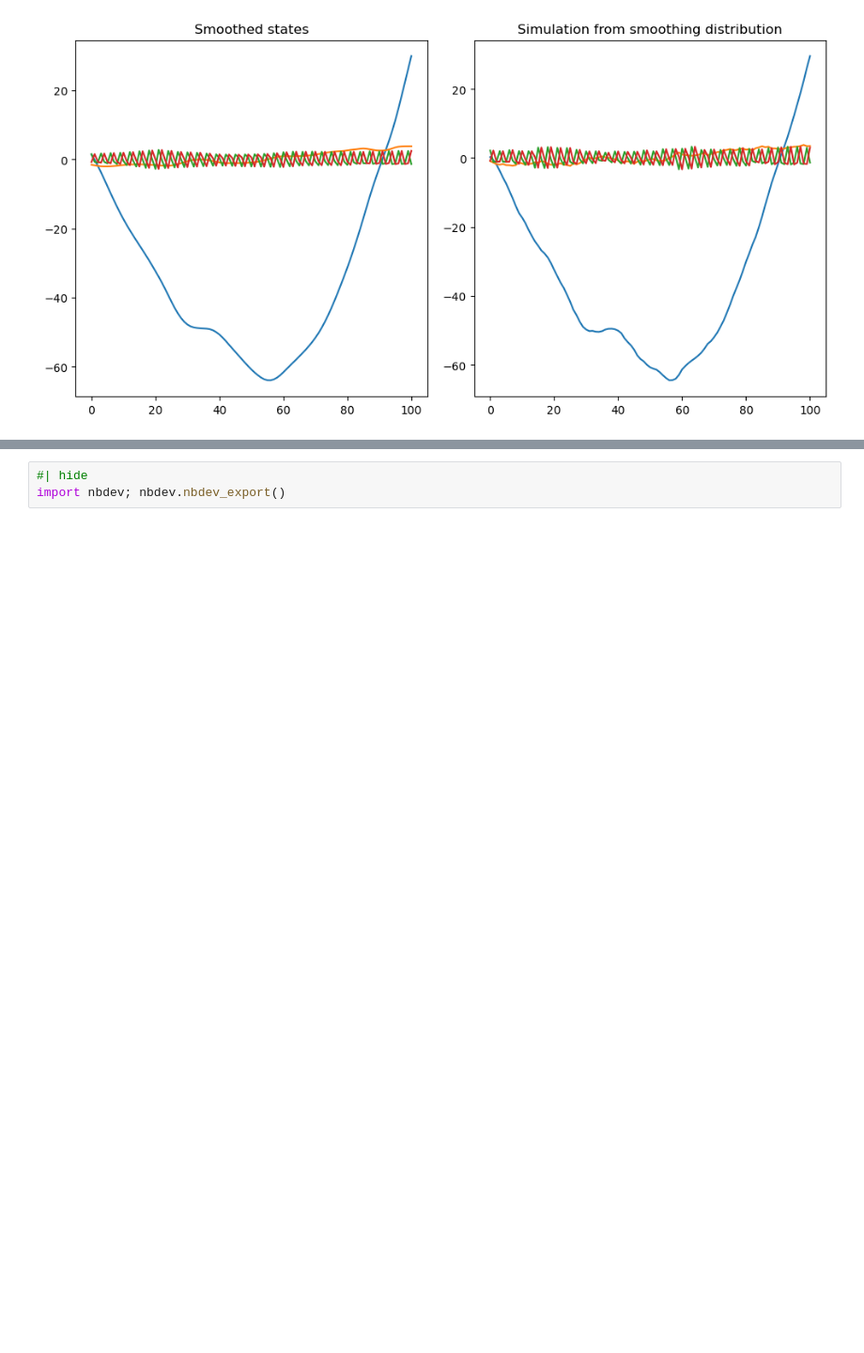
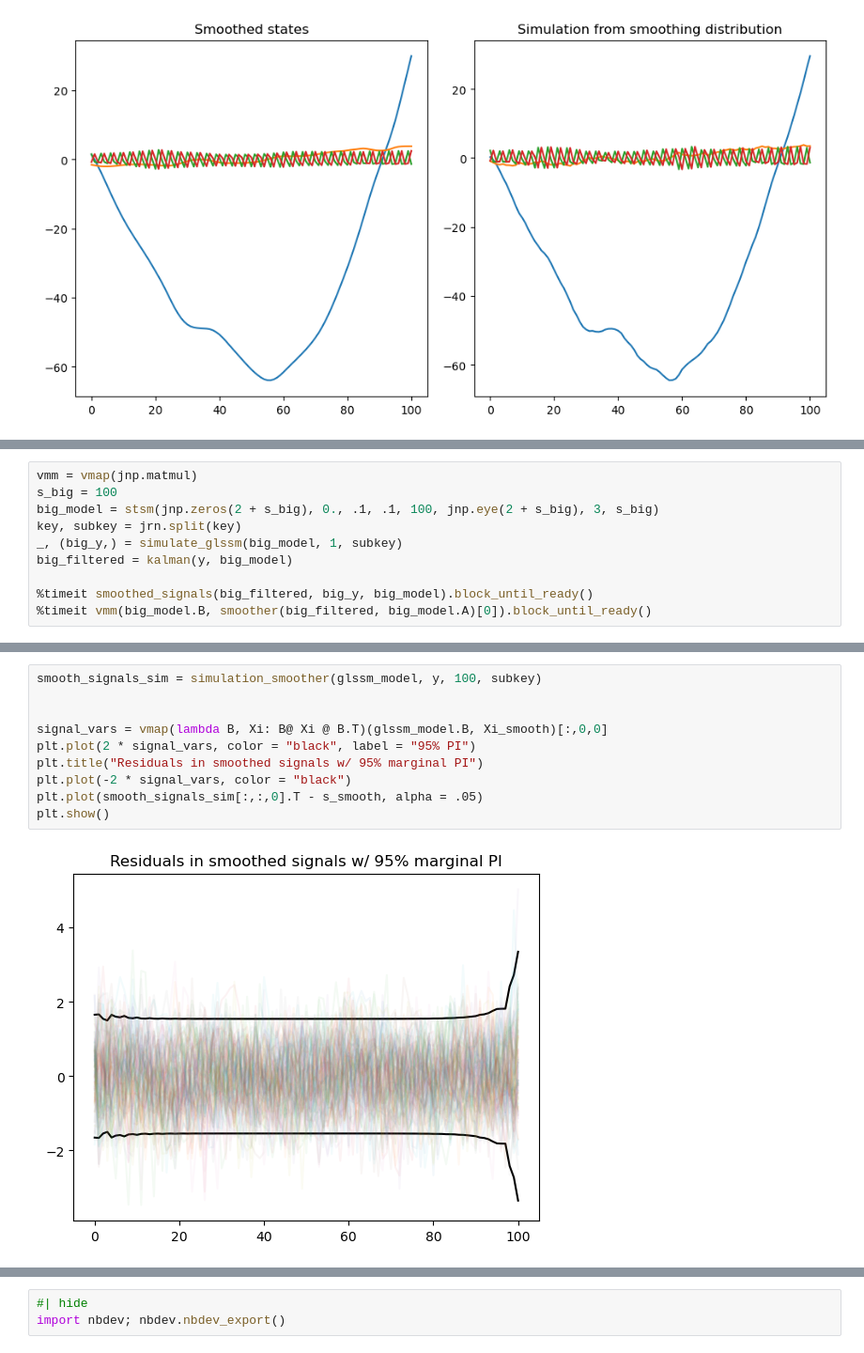
Before and after one commit to stefanheyder/isssm, a Jupyter notebook: nbs/10_kalman_filter_smoother.ipynb, the cells around one changed output, grey strips where cells are left out. Shown at 94% size. Drawn from its saved outputs; the diff is of its cells as text; blank space fills up the shorter version.

```diff
--- a/nbs/10_kalman_filter_smoother.ipynb
+++ b/nbs/10_kalman_filter_smoother.ipynb
@@ -359,0 +443,10 @@ plt.show()
+# %%
+vmm = vmap(jnp.matmul)
+s_big = 100
+big_model = stsm(jnp.zeros(2 + s_big), 0., .1, .1, 100, jnp.eye(2 + s_big), 3, s_big)
+key, subkey = jrn.split(key)
+_, (big_y,) = simulate_glssm(big_model, 1, subkey)
+big_filtered = kalman(y, big_model)
+
+%timeit smoothed_signals(big_filtered, big_y, big_model).block_until_ready()
+%timeit vmm(big_model.B, smoother(big_filtered, big_model.A)[0]).block_until_ready()
@@ -359,0 +517,12 @@ plt.show()
+# %%
+smooth_signals_sim = simulation_smoother(glssm_model, y, 100, subkey)
+
+
+signal_vars = vmap(lambda B, Xi: B@ Xi @ B.T)(glssm_model.B, Xi_smooth)[:,0,0]
+plt.plot(2 * signal_vars, color = "black", label = "95% PI")
+plt.title("Residuals in smoothed signals w/ 95% marginal PI")
+plt.plot(-2 * signal_vars, color = "black")
+plt.plot(smooth_signals_sim[:,:,0].T - s_smooth, alpha = .05)
+plt.show()
+# %% [output]
+[figure, added]
```
Also changed, not shown: parts of 10 cells of this notebook, 2 other files.
